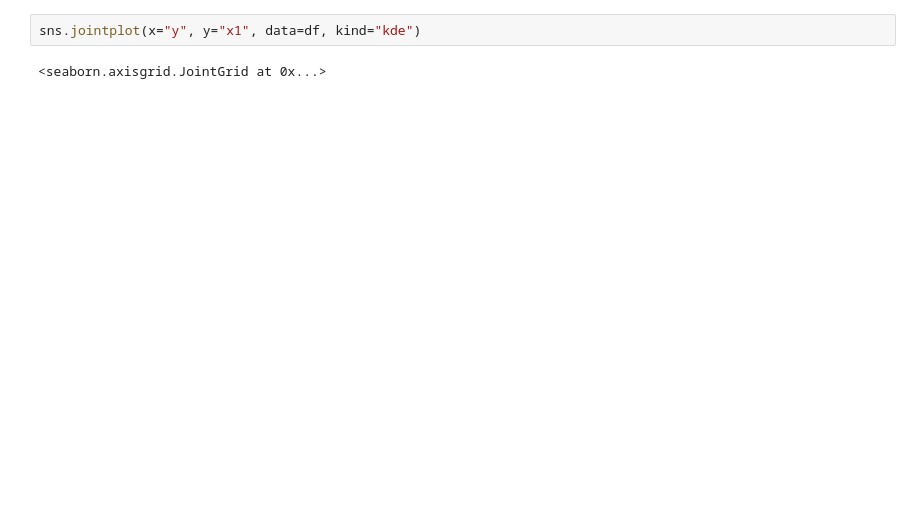
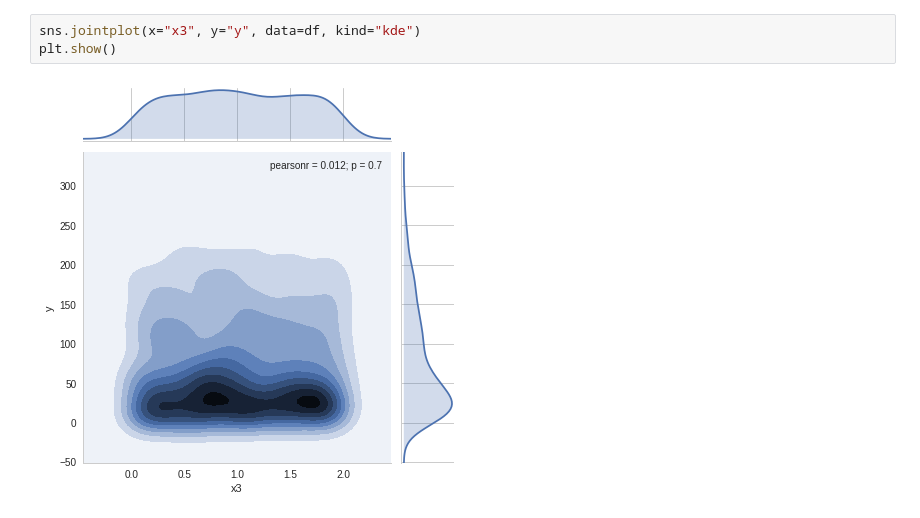
Before and after one commit to perthi/deep-learning, a Jupyter notebook: may.12th.ipynb, the cells around one changed output. Drawn from its saved outputs; the diff is of its cells as text; blank space fills up the shorter version.

```diff
--- a/may.12th.ipynb
+++ b/may.12th.ipynb
@@ -28,5 +47,6 @@ plt.show()
 # %%
-sns.jointplot(x="y", y="x1", data=df, kind="kde")
+sns.jointplot(x="x3", y="y", data=df, kind="kde")
+plt.show()
 # %% [output]
-<seaborn.axisgrid.JointGrid at 0x...>
+[figure, added]
 # %%
```
Also changed, not shown: parts of 19 cells of this notebook.
